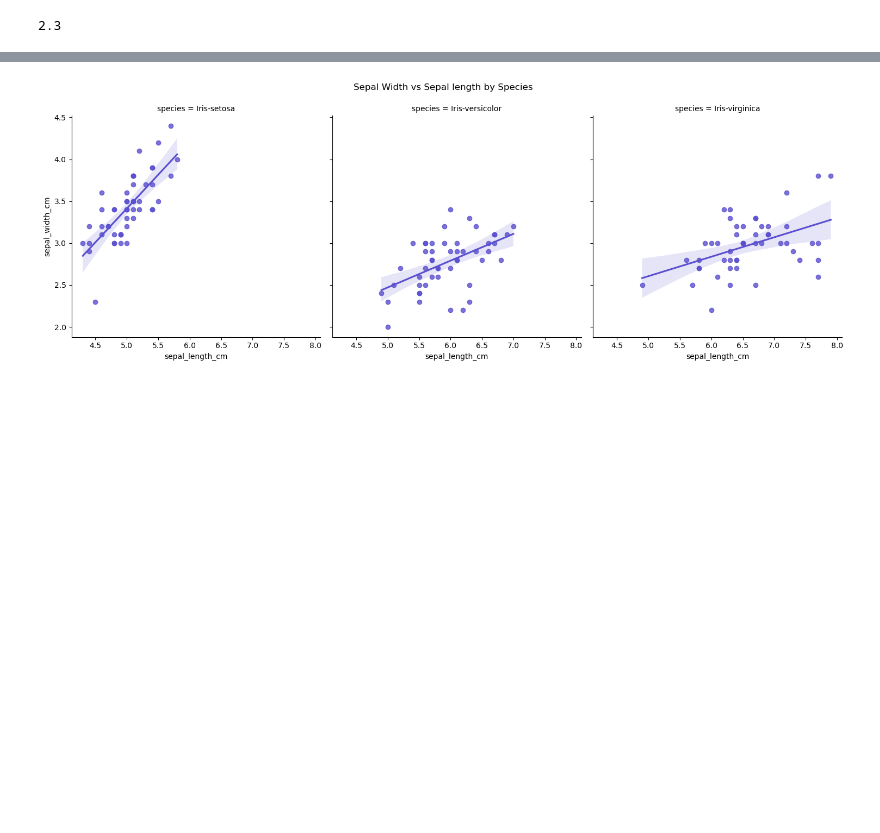
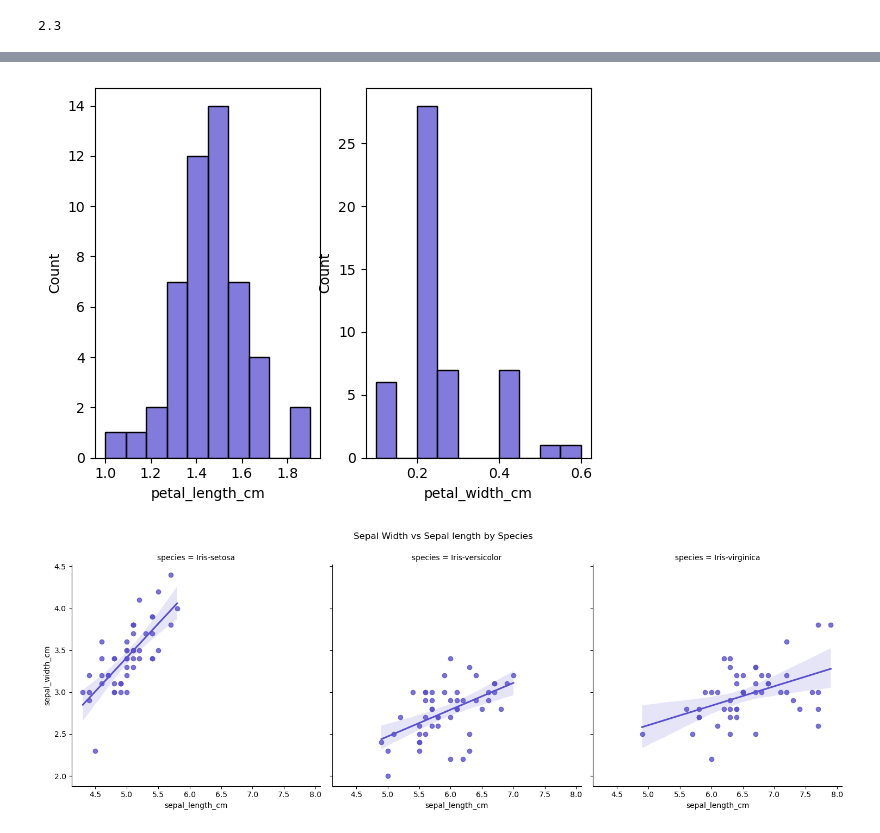
Before and after one commit to IreneKilgannon/pands-project, a Jupyter notebook: analysis.ipynb, the cells around one changed output, grey strips where cells are left out. Saved outputs shown, nothing was run; the diff lists cells and outputs as text; code cells hidden in the pictures; blank space fills up the shorter version.

```diff
--- a/analysis.ipynb
+++ b/analysis.ipynb
@@ -558,3 +569,10 @@ The upper limit for outliers in the sepal width column for Iris setosa is 4.5.
+# %%
+fig, ax = plt.subplots(1, 2)
+sns.histplot(setosa, x = 'petal_length_cm', ax = ax[0])
+sns.histplot(setosa, x = 'petal_width_cm', ax = ax[1])
+plt.show()
+# %% [output]
+[figure, added]
 # %%
 sns.lmplot(iris, x = 'sepal_length_cm', y = 'sepal_width_cm', col = 'species')
 plt.suptitle('Sepal Width vs Sepal length by Species', y = 1.05)
```
Also changed, not shown: parts of 8 cells of this notebook, 5 other files.
